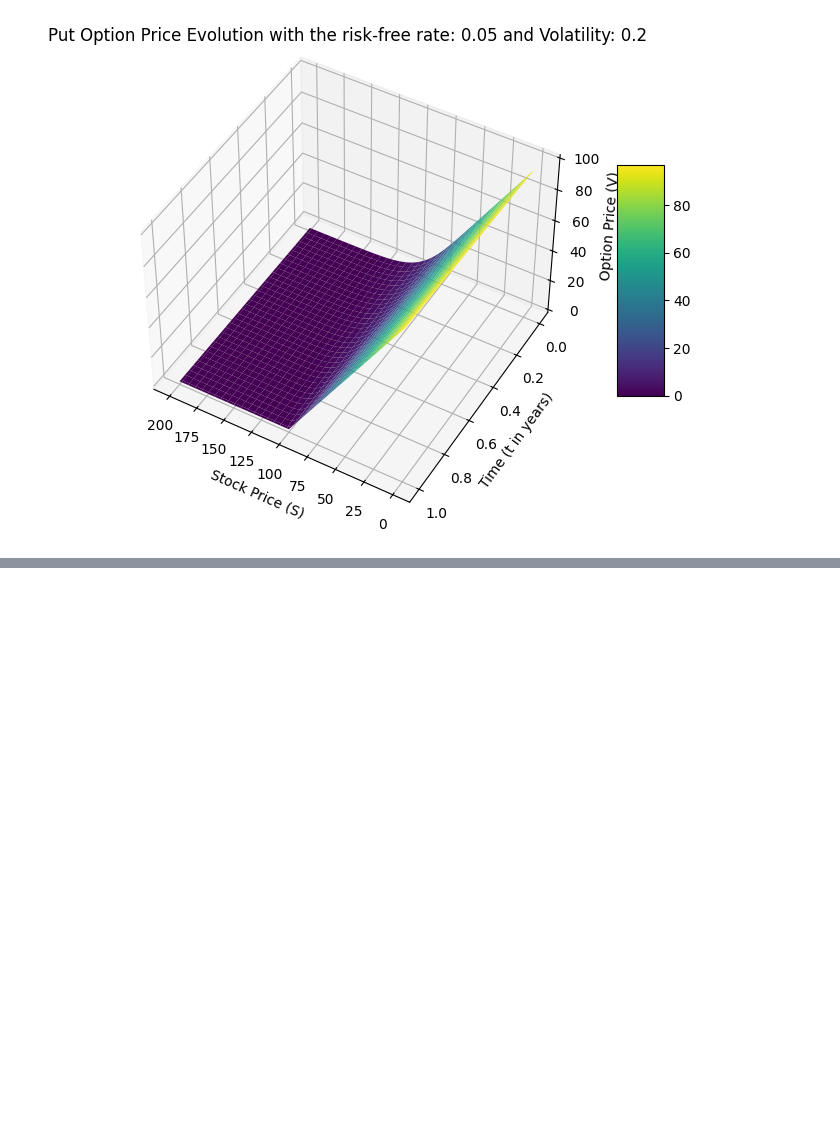
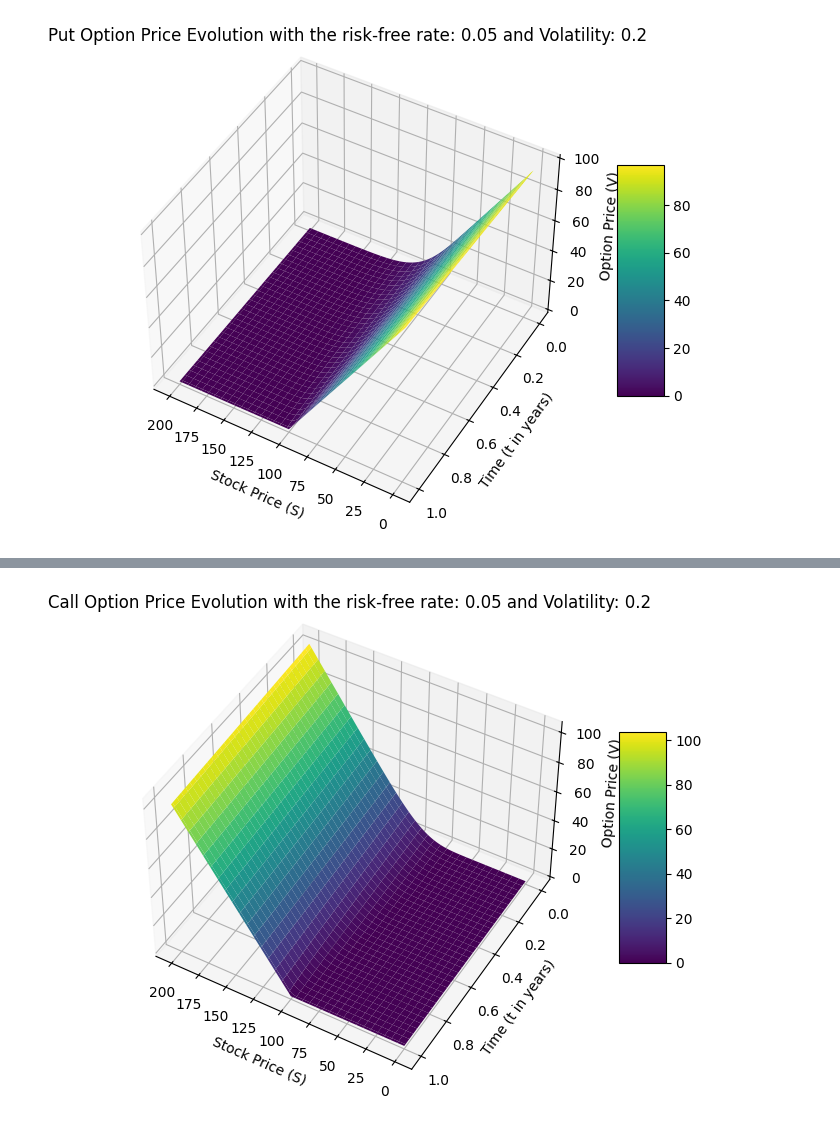
Before and after one commit to ElouanBahri/C-_Pricing_EDP, a Jupyter notebook: src/Graphic/EuropeanOption/3D_European.ipynb, the cells around one changed output, grey strips where cells are left out. Saved outputs shown, nothing was run; the diff lists cells and outputs as text; code cells hidden in the pictures; blank space fills up the shorter version.

```diff
--- a/src/Graphic/EuropeanOption/3D_European.ipynb
+++ b/src/Graphic/EuropeanOption/3D_European.ipynb
@@ -210,0 +211,30 @@ plt.show()
+# %%
+import numpy as np
+import matplotlib.pyplot as plt
+from mpl_toolkits.mplot3d import Axes3D
+
+risk_free_rate = 0.05
+volatility = 0.2
+
+# Load data
+data = np.loadtxt("option_values_crank_nicolson_call.txt")
+time = np.unique(data[:, 0])  # Time steps
+stock_prices = np.unique(data[:, 1])  # Stock prices
+
+# Reshape data
+T, S = np.meshgrid(time, stock_prices)
+V = data[:, 2].reshape(len(stock_prices), len(time)).T
+
+# Plot
+fig = plt.figure(figsize=(10, 6))
+ax = fig.add_subplot(111, projection='3d')
+surf = ax.plot_surface(S, T, V, cmap='viridis')
+fig.colorbar(surf, ax=ax, shrink=0.5, aspect=5)  # Add color bar
+ax.view_init(elev=45, azim=120)
+ax.set_xlabel('Stock Price (S)')
+ax.set_ylabel('Time (t in years)')
+ax.set_zlabel('Option Price (V)')
+plt.title(f'Call Option Price Evolution with the risk-free rate: {risk_free_rate} and Volatility: {volatility}')
+plt.show()
+# %% [output]
+[figure, added]
```
Also changed, not shown: parts of 1 cell of this notebook, 14 other files.
